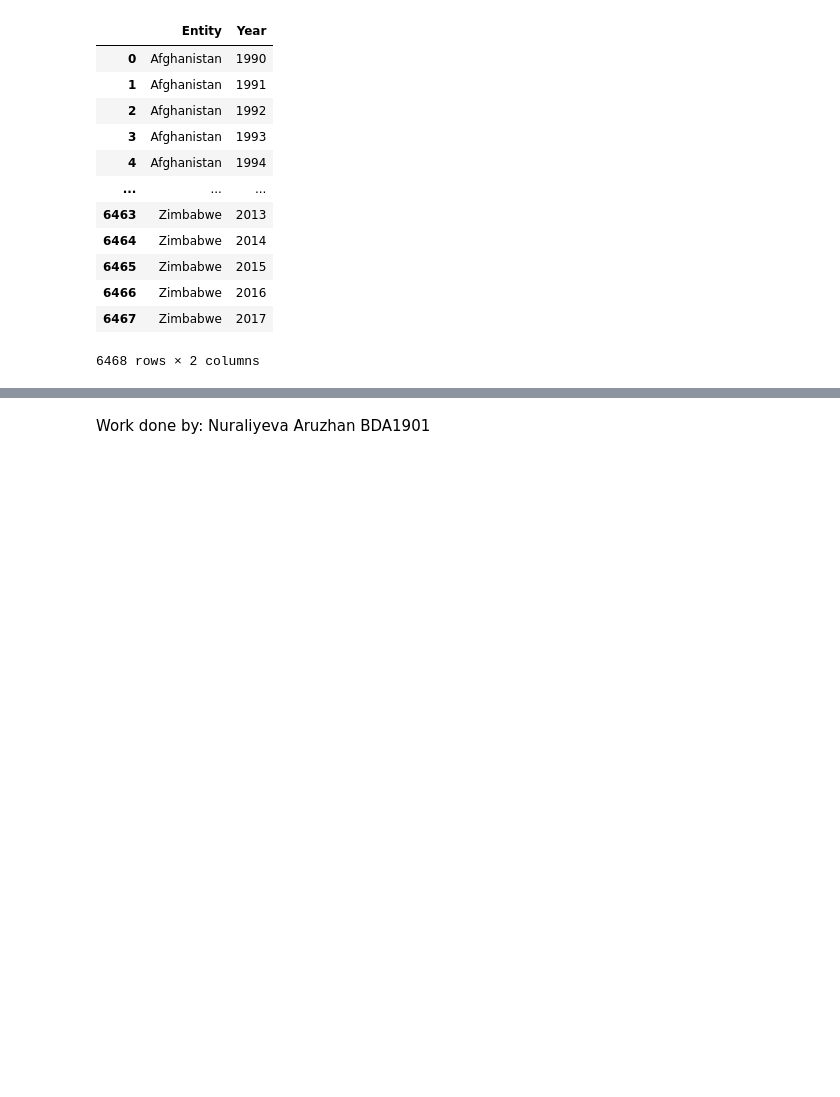
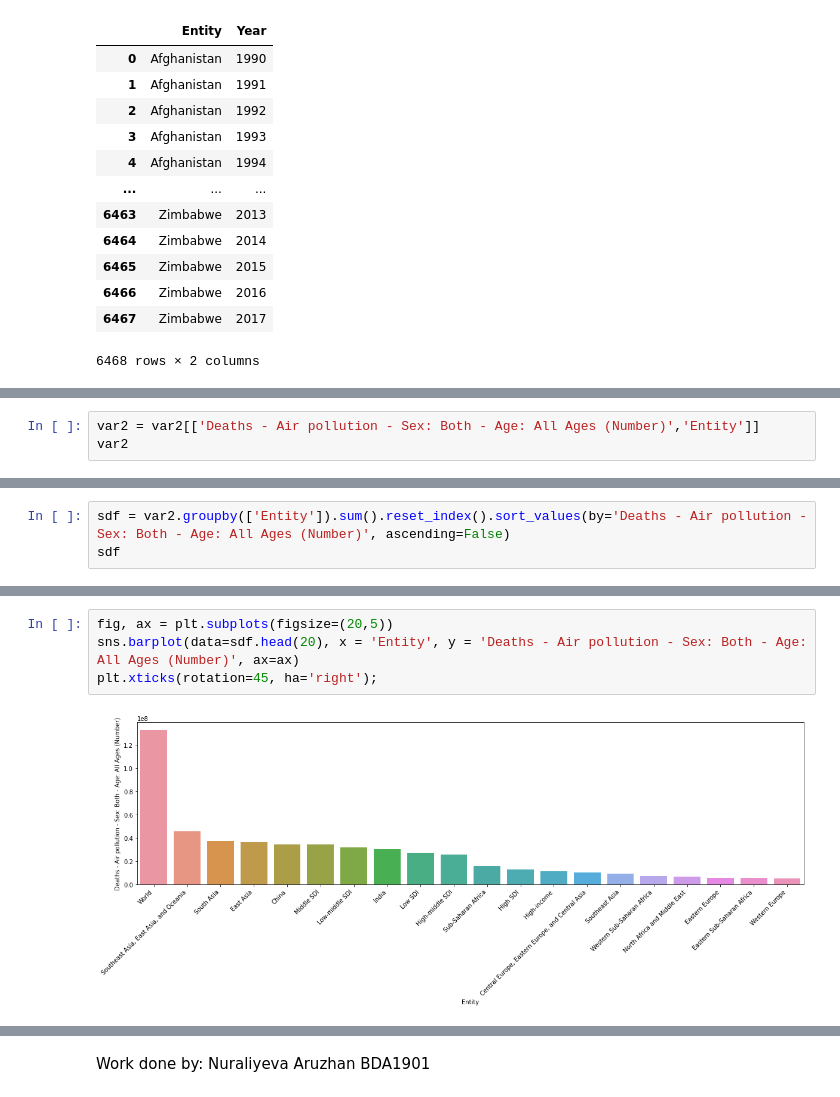
Before and after one commit to aruuym/air-pollution, a Jupyter notebook: AirPollution (1).ipynb, the cells around one changed output, grey strips where cells are left out. Saved outputs shown, nothing was run; the diff lists cells and outputs as text; blank space fills up the shorter version.

```diff
--- a/AirPollution (1).ipynb
+++ b/AirPollution (1).ipynb
@@ -138,0 +210,3 @@ var2[["Entity", "Year"]]
+# %%
+var2 = var2[['Deaths - Air pollution - Sex: Both - Age: All Ages (Number)','Entity']]
+var2
@@ -138,0 +227,3 @@ var2[["Entity", "Year"]]
+# %%
+sdf = var2.groupby(['Entity']).sum().reset_index().sort_values(by='Deaths - Air pollution - Sex: Both - Age: All Ages (Number)', ascending=False)
+sdf
@@ -138,0 +244,6 @@ var2[["Entity", "Year"]]
+# %%
+fig, ax = plt.subplots(figsize=(20,5))
+sns.barplot(data=sdf.head(20), x = 'Entity', y = 'Deaths - Air pollution - Sex: Both - Age: All Ages (Number)', ax=ax)
+plt.xticks(rotation=45, ha='right');
+# %% [output]
+[figure, added]
```
Also changed, not shown: parts of 41 cells of this notebook.
